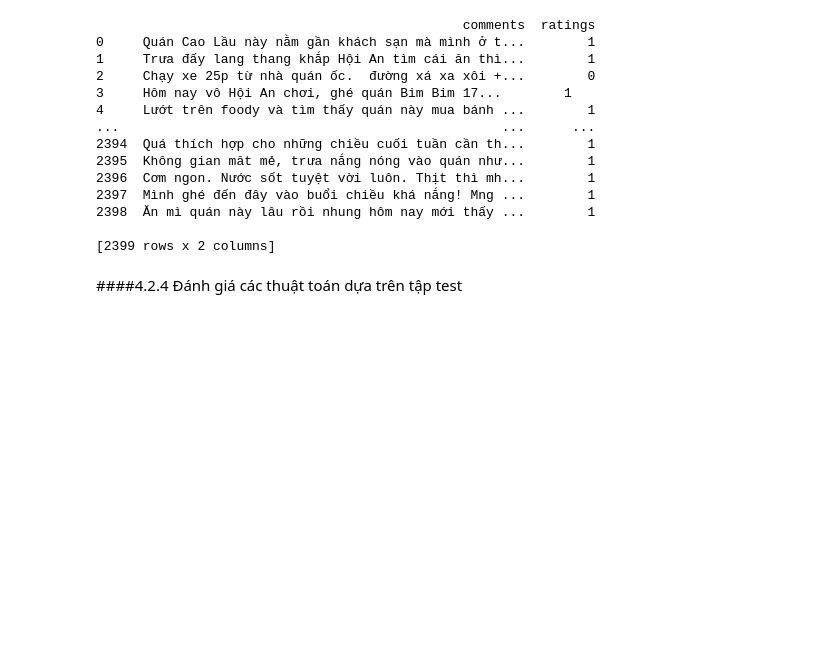
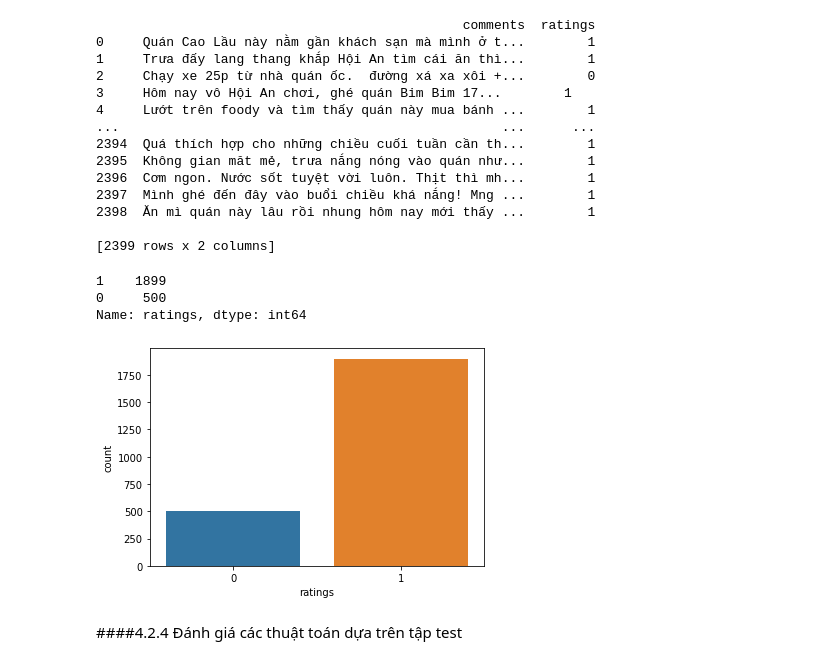
Before and after one commit to DatDoc/CS114.K21.KHTN, a Jupyter notebook: sentiment_analysis/sentiment_analysis.ipynb, the cells around one changed output. Saved outputs shown, nothing was run; the diff lists cells and outputs as text; code cells hidden in the pictures; blank space fills up the shorter version.

```diff
--- a/sentiment_analysis/sentiment_analysis.ipynb
+++ b/sentiment_analysis/sentiment_analysis.ipynb
@@ -662,6 +673,14 @@ print(test_df)
 2398  Ăn mì quán này lâu rồi nhung hôm nay mới thấy ...        1
 
 [2399 rows x 2 columns]
+# %%
+sns.countplot(x='ratings', data=test_df)
+print(test_df['ratings'].value_counts())
+# %% [output]
+1    1899
+0     500
+Name: ratings, dtype: int64
+[figure, added]
 # %% [markdown]
 ####4.2.4 Đánh giá các thuật toán dựa trên tập test
 # %%
```
Also changed, not shown: parts of 43 cells of this notebook.
